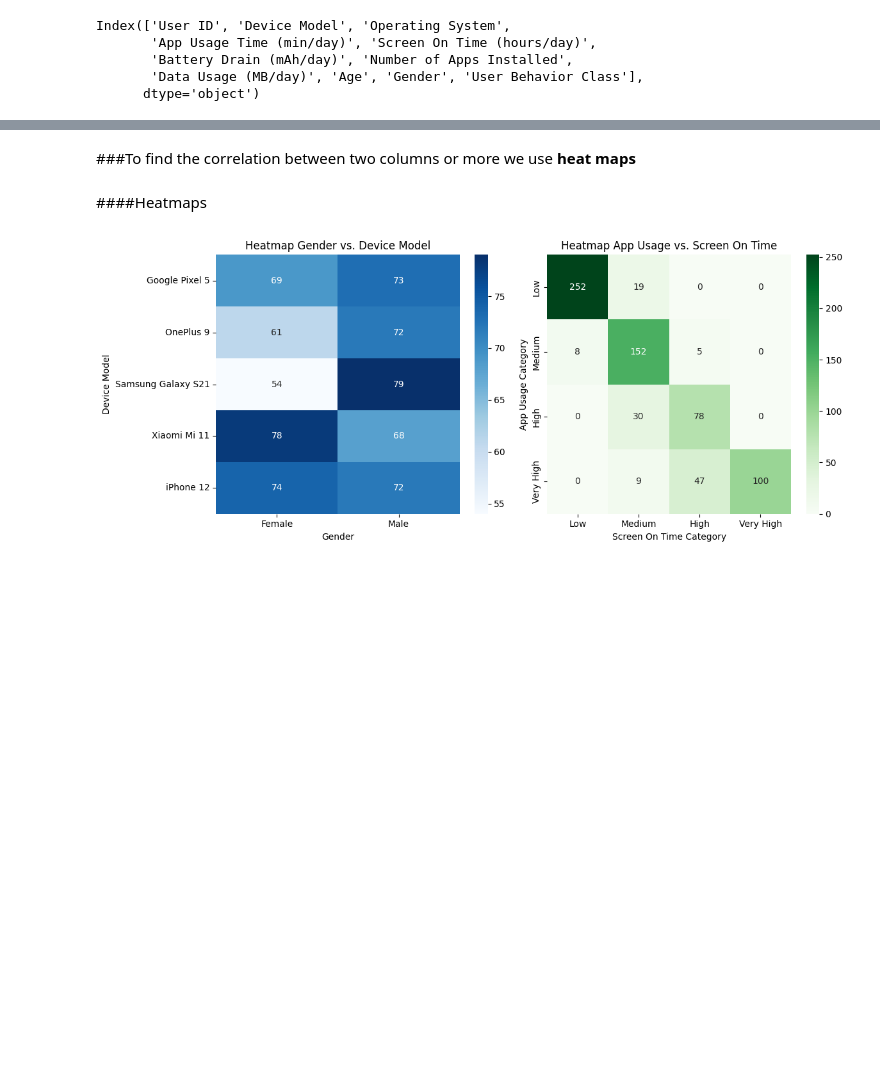
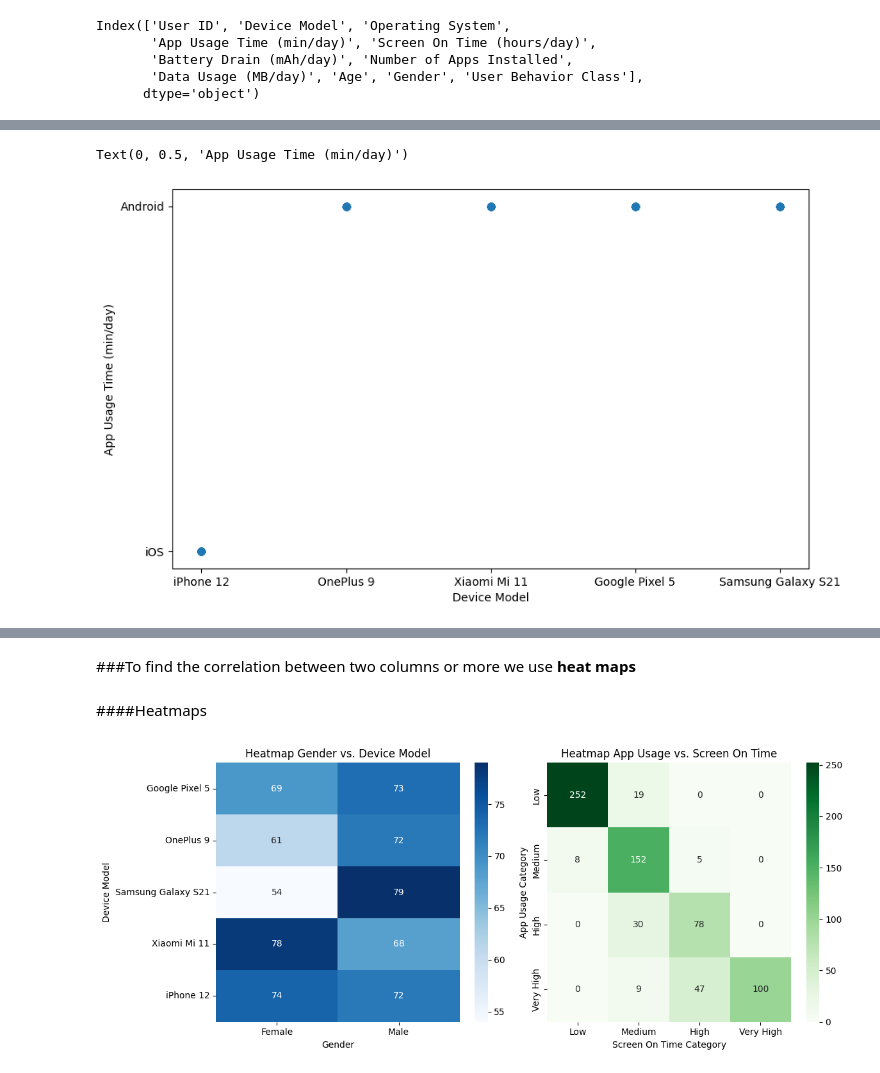
Before and after one commit to Sankar-A06/Machine-Learning, a Jupyter notebook: Assignment4.ipynb, the cells around one changed output, grey strips where cells are left out. Saved outputs shown, nothing was run; the diff lists cells and outputs as text; code cells hidden in the pictures; blank space fills up the shorter version.

```diff
--- a/Assignment4.ipynb
+++ b/Assignment4.ipynb
@@ -156,2 +190,13 @@ Index(['User ID', 'Device Model', 'Operating System',
+# %%
+# ios device is only iphone , and android os is other brands
+x=sample['Device Model']
+y=sample['Operating System']
+plt.figure(figsize=(10, 6))
+plt.scatter(x,y)
+plt.xlabel('Device Model')
+plt.ylabel('App Usage Time (min/day)')
+# %% [output]
+Text(0, 0.5, 'App Usage Time (min/day)')
+[figure, added]
 # %%
 #+ve correlation
```
Also changed, not shown: parts of 6 cells of this notebook.
